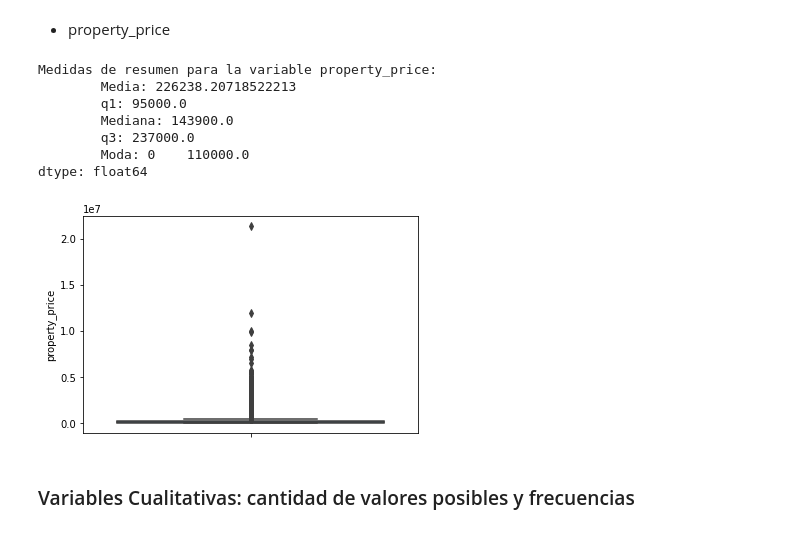
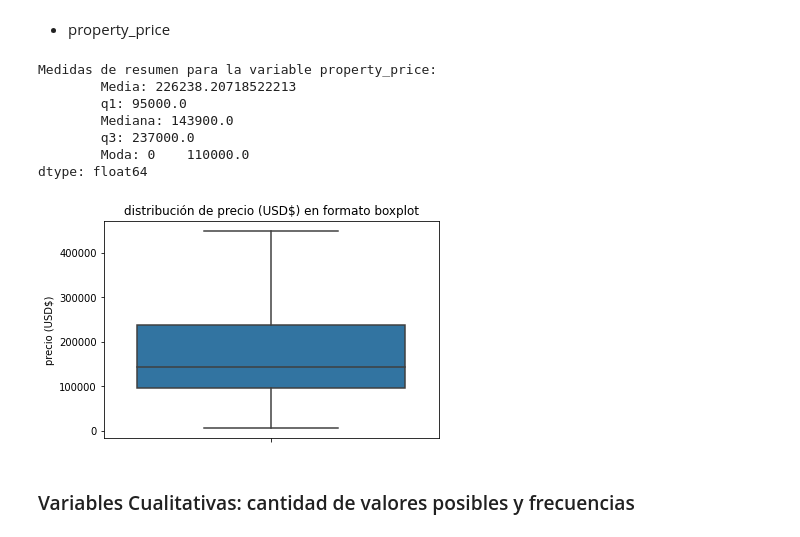
Before and after one commit to LucianoTrujillo/7506R-2C2022-GRUPO10, a Jupyter notebook: 7506R_TP1_GRUPO10_ENTREGA.ipynb, the cells around one changed output. Saved outputs shown, nothing was run; the diff lists cells and outputs as text; code cells hidden in the pictures.

```diff
--- a/7506R_TP1_GRUPO10_ENTREGA.ipynb
+++ b/7506R_TP1_GRUPO10_ENTREGA.ipynb
@@ -44 +73,11 @@ El objetivo de la siguiente investigación es comparar:
+# %%
+def mostrar_metadata_grafico(titulo, ylabel=None, xlabel=None, leyendas=None):
+  plt.title(titulo)
+  if ylabel:
+    plt.ylabel(ylabel)
+  if xlabel:
+    plt.xlabel(xlabel)
+  if leyendas:
+    plt.legend(leyendas)
+  plt.show()
 # %% [markdown]
@@ -46,14 +84,0 @@ El objetivo de la siguiente investigación es comparar:
-# %%
-import pandas as pd
-import numpy as np
-import seaborn as sns
-import matplotlib.pyplot as plt
-from matplotlib import cm
-
-url='https://drive.google.com/file/d/1z05Y6UwTu8fz1DpeE4JlRoyjJx_vPKmM/view'
-file_id=url.split('/')[-2]
-dwn_url='https://drive.google.com/uc?id=' + file_id
-
-df = pd.read_csv(dwn_url, iterator=True)
-df = pd.concat(df, ignore_index=True)
-df.head(20)
@@ -78,7 +90,7 @@ df.head(20)
 # %% [markdown]
 Primero filtramos por tipo de vivienda:
 # %%
-ds = df.copy()
+ds = ds_original.copy()
 ds = ds.query('property_type == "Casa" or property_type == "Departamento" or property_type == "PH"')
 # %% [markdown]
 Luego filtramos los ubicados en Capital Federal:
@@ -204,13 +173,10 @@ cond_operacion = pd.notnull(pd.to_datetime(ds_end_date['end_date'], errors='coer
 ds_end_date = ds_end_date[cond_operacion]
 ds_end_date.end_date = pd.to_datetime(ds_end_date['end_date'])
 # %%
-def mostrar_medidas_resumen(columna, show_boxplot=True, nanpercentile=False, df=ds_filtrado):
+def mostrar_medidas_resumen(columna, ylabel=None, show_boxplot=True, df=ds_filtrado):
     mean=df[columna].mean()
 
-    if(nanpercentile):
-        measure_info=np.nanpercentile(df[columna],[25,50,75])
-    else:
-        measure_info=np.percentile(df[columna],[25,50,75])
+    measure_info=np.nanpercentile(df[columna],[25,50,75])
 
     mode=df[columna].mode()
 
@@ -222,7 +188,8 @@ def mostrar_medidas_resumen(columna, show_boxplot=True, nanpercentile=False, df=
     \tModa: {mode}')
 
     if(show_boxplot):
-        sns.boxplot(y=df[columna])
+        sns.boxplot(y=df[columna], showfliers = False) # no mostramos outliers para ver mejor la distribución
+        mostrar_metadata_grafico(f"distribución de {ylabel} en formato boxplot", ylabel=ylabel)
 # %% [markdown]
 - start date:
 # %%
@@ -339,16 +307,16 @@ dtype: float64
 # %% [markdown]
 - property_price
 # %%
-mostrar_medidas_resumen('property_price', True)
+mostrar_medidas_resumen('property_price', ylabel="precio (USD$)")
 # %% [output]
 Medidas de resumen para la variable property_price:
         Media: 226238.20718522213
         q1: 95000.0
         Mediana: 143900.0
         q3: 237000.0
         Moda: 0    110000.0
 dtype: float64
-[figure, old version]
+[figure, new version]
 # %% [markdown]
 ### Variables Cualitativas: cantidad de valores posibles y frecuencias
 # %%
```
Also changed, not shown: parts of 103 cells of this notebook.
